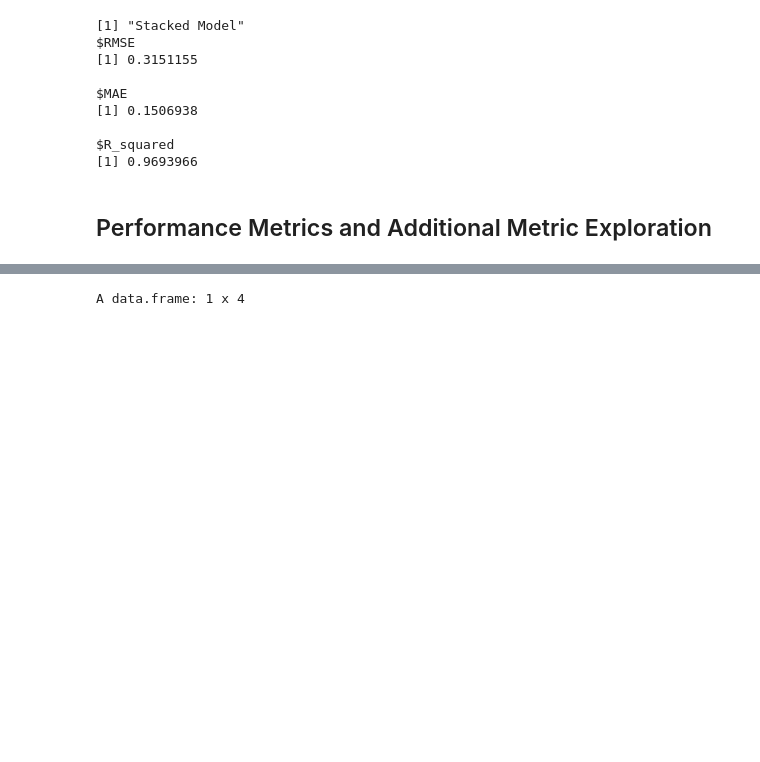
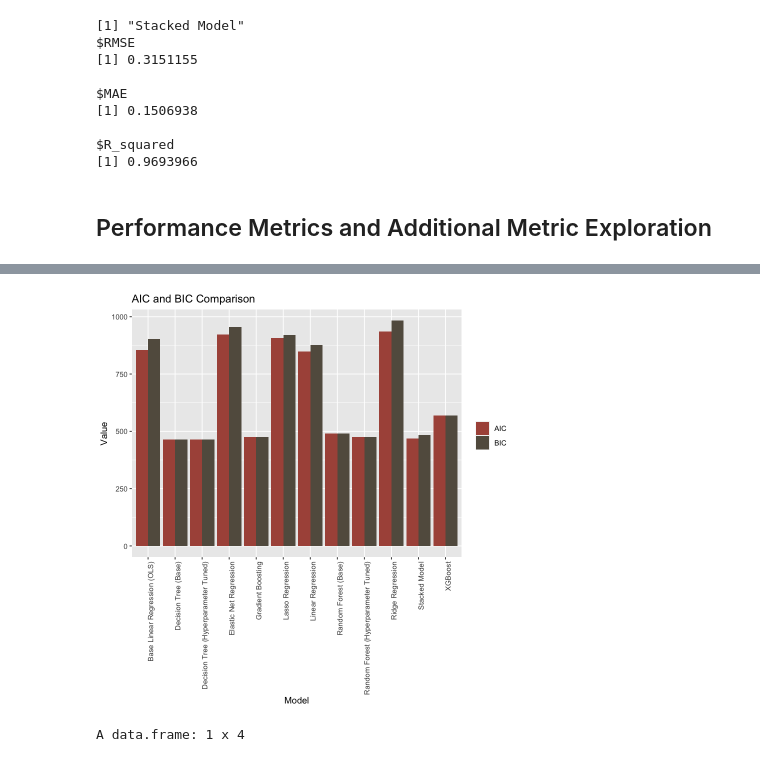
Before and after one commit to msheeba4848/Gauging-Migration-in-Bangladesh, a Jupyter notebook: feature_selection_1/final_dataset1.ipynb, the cells around one changed output, grey strips where cells are left out. Cells and saved outputs as stored; diff of their text form; code cells hidden in the pictures; blank space fills up the shorter version.

Commit message:
added plots

```diff
--- a/feature_selection_1/final_dataset1.ipynb
+++ b/feature_selection_1/final_dataset1.ipynb
@@ -251,11 +251,3 @@ colnames(df1)
 [10] "Q1_13"
 # %% [markdown]
 ## Modeling
-# %%
-# user defined function for metrics
-calculate_metrics = function(test_y, test_pred) {
-  rmse = sqrt(mean((test_y - test_pred)^2))
-  mae = mean(abs(test_y - test_pred))
-  r_squared = cor(test_y, test_pred)^2
-  return(list(RMSE = rmse, MAE = mae, R_squared = r_squared))
-}
@@ -372,3 +460,16 @@ $R_squared
 dt_model = rpart(train_y ~ ., data = train_x)
 dt_pred = predict(dt_model, newdata = test_x)
 dt_metrics = calculate_metrics(test_y, dt_pred)
+# %%
+coef_values <- coef(dt_model)
+df <- sum(coef_values != 0)
+n <- nrow(as.matrix(test_x))
+residuals <- test_y - dt_pred
+RSS <- sum(residuals^2)
+log_likelihood <- -0.5 * (n * log(2 * pi) + n * log(RSS / n) + n)
+AIC_elasr <- -2 * log_likelihood + 2 * df
+BIC_elasr <- -2 * log_likelihood + df * log(n)
+
+# Print the results
+print(paste("AIC:", AIC_elasr))
+print(paste("BIC:", BIC_elasr))
@@ -596,3 +712,21 @@ print(metrics_table)
+# %%
+library(ggplot2)
+
+# Melt the metrics table to long format for plotting
+library(reshape2)
+metrics_table_long <- melt(metrics_table, id.vars = "Model", measure.vars = c("AIC", "BIC"))
+
+# Plot AIC and BIC
+ggplot(metrics_table_long, aes(x = Model, y = value, fill = variable)) +
+  geom_bar(stat = "identity", position = "dodge") +
+  labs(title = "AIC and BIC Comparison",
+       y = "Value",
+       x = "Model") +
+  theme(axis.text.x = element_text(angle = 90, hjust = 1)) +
+  scale_fill_manual(values = c("AIC" = "#AC5448", "BIC" = "#635B4E")) +
+  theme(legend.title = element_blank())
+# %% [output]
+[figure, added]
 # %%
 # Data frame based on the models created with RMSE, MAE, R_squared based on Y target variable Q1_1
 # Tagret Variable:
```
Also changed, not shown: parts of 10 cells of this notebook.
